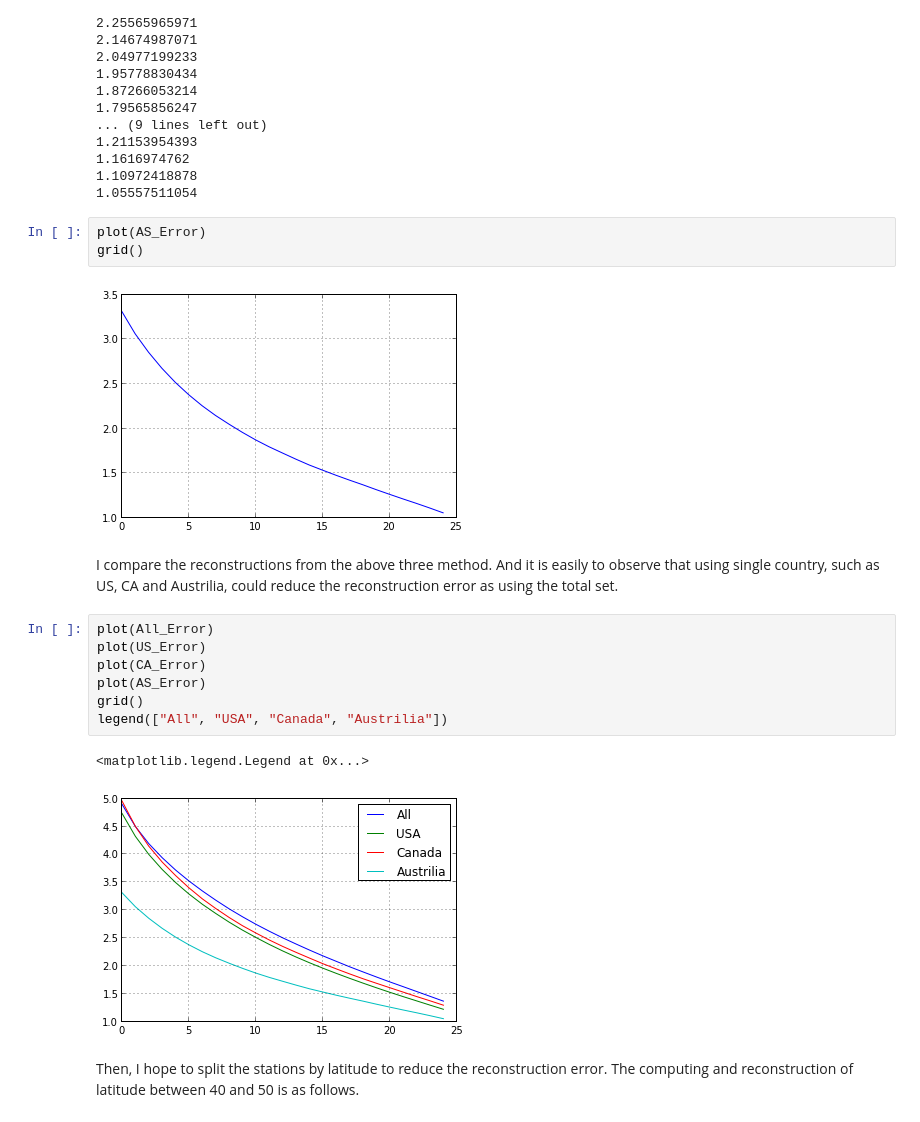
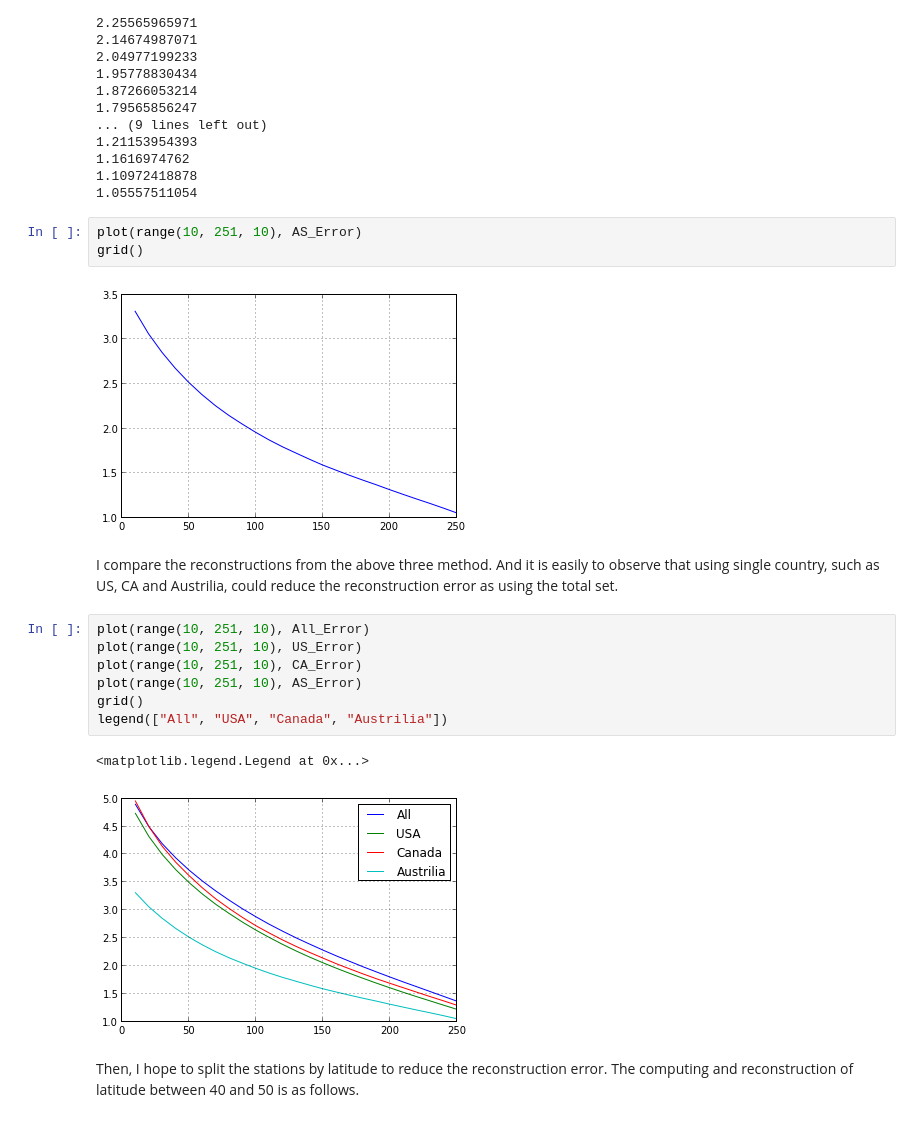
Before and after one commit to intermilan/UCSD_BigData, a Jupyter notebook: notebooks/weather/Weather Analysis.ipynb, the cells around one changed output. Saved outputs shown, nothing was run; the diff lists cells and outputs as text.

```diff
--- a/notebooks/weather/Weather Analysis.ipynb
+++ b/notebooks/weather/Weather Analysis.ipynb
@@ -807,22 +807,22 @@ for k in range(10, 251, 10):
 1.10972418878
 1.05557511054
 # %%
-plot(AS_Error)
+plot(range(10, 251, 10), AS_Error)
 grid()
 # %% [output]
-[figure, old version]
+[figure, new version]
 # %% [markdown]
 I compare the reconstructions from the above three method. And it is easily to observe that using single country, such as US, CA and Austrilia, could reduce the reconstruction error as using the total set.
 # %%
-plot(All_Error)
-plot(US_Error)
-plot(CA_Error)
-plot(AS_Error)
+plot(range(10, 251, 10), All_Error)
+plot(range(10, 251, 10), US_Error)
+plot(range(10, 251, 10), CA_Error)
+plot(range(10, 251, 10), AS_Error)
 grid()
 legend(["All", "USA", "Canada", "Austrilia"])
 # %% [output]
 <matplotlib.legend.Legend at 0x...>
-[figure, old version]
+[figure, new version]
 # %% [markdown]
 Then, I hope to split the stations by latitude to reduce the reconstruction error. The computing and reconstruction of latitude between 40 and 50 is as follows.
 # %%
```
Also changed, not shown: parts of 3 cells of this notebook.
